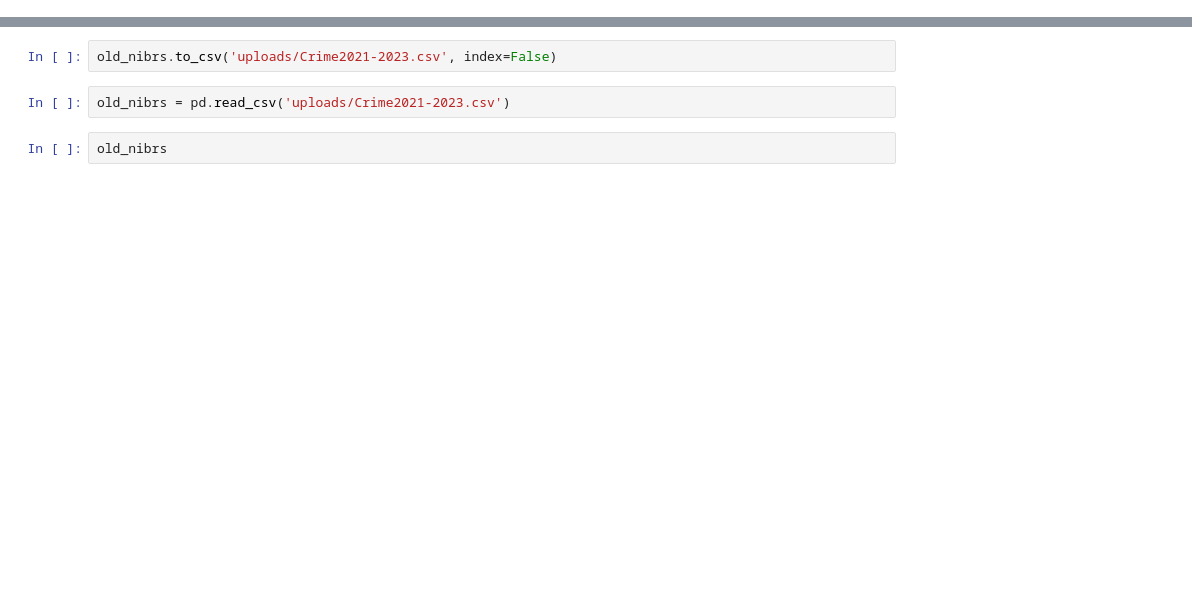
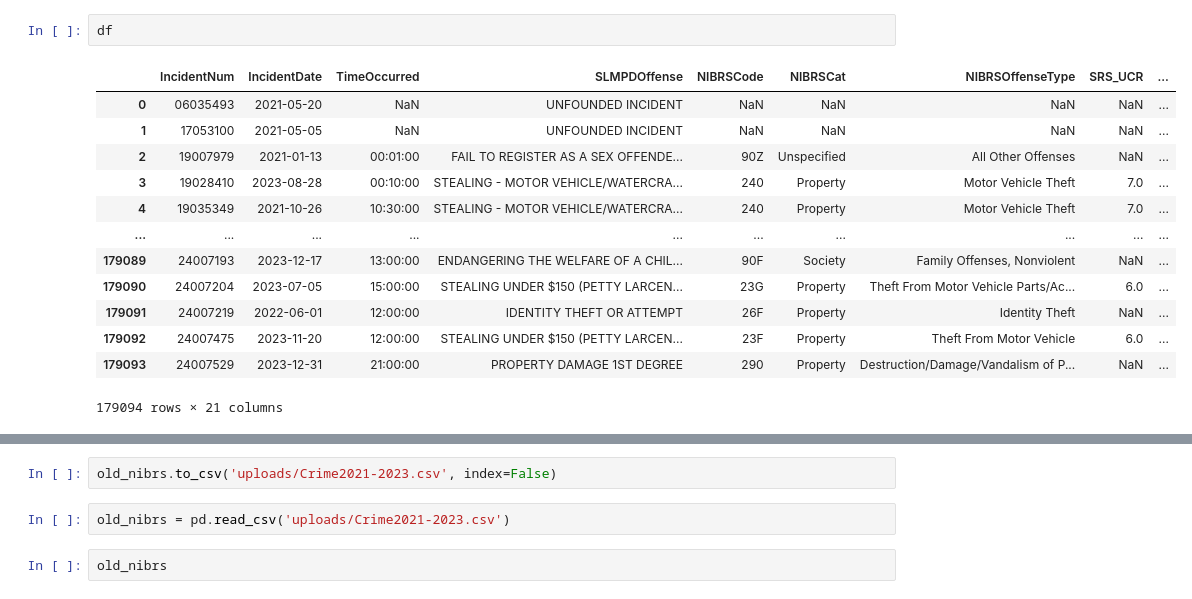
Before and after one commit to luke-lite/St.-Louis-NIBRS-Crime-Database, a Jupyter notebook: nibrs_old_cleaning.ipynb, the cells around one changed output, grey strips where cells are left out. Saved outputs shown, nothing was run; the diff lists cells and outputs as text; blank space fills up the shorter version.

```diff
--- a/nibrs_old_cleaning.ipynb
+++ b/nibrs_old_cleaning.ipynb
@@ -21,0 +165,16 @@ old_nibrs
+# %%
+df
+# %% [output]
+|  | IncidentNum | IncidentDate | TimeOccurred | SLMPDOffense | NIBRSCode | NIBRSCat | NIBRSOffenseType | SRS_UCR | ... |
+| 0 | 06035493 | 2021-05-20 | NaN | UNFOUNDED INCIDENT | NaN | NaN | NaN | NaN | ... |
+| 1 | 17053100 | 2021-05-05 | NaN | UNFOUNDED INCIDENT | NaN | NaN | NaN | NaN | ... |
+| 2 | 19007979 | 2021-01-13 | 00:01:00 | FAIL TO REGISTER AS A SEX OFFENDE... | 90Z | Unspecified | All Other Offenses | NaN | ... |
+| 3 | 19028410 | 2023-08-28 | 00:10:00 | STEALING - MOTOR VEHICLE/WATERCRA... | 240 | Property | Motor Vehicle Theft | 7.0 | ... |
+| 4 | 19035349 | 2021-10-26 | 10:30:00 | STEALING - MOTOR VEHICLE/WATERCRA... | 240 | Property | Motor Vehicle Theft | 7.0 | ... |
+| ... | ... | ... | ... | ... | ... | ... | ... | ... | ... |
+| 179089 | 24007193 | 2023-12-17 | 13:00:00 | ENDANGERING THE WELFARE OF A CHIL... | 90F | Society | Family Offenses, Nonviolent | NaN | ... |
+| 179090 | 24007204 | 2023-07-05 | 15:00:00 | STEALING UNDER $150 (PETTY LARCEN... | 23G | Property | Theft From Motor Vehicle Parts/Ac... | 6.0 | ... |
+| 179091 | 24007219 | 2022-06-01 | 12:00:00 | IDENTITY THEFT OR ATTEMPT | 26F | Property | Identity Theft | NaN | ... |
+| 179092 | 24007475 | 2023-11-20 | 12:00:00 | STEALING UNDER $150 (PETTY LARCEN... | 23F | Property | Theft From Motor Vehicle | 6.0 | ... |
+| 179093 | 24007529 | 2023-12-31 | 21:00:00 | PROPERTY DAMAGE 1ST DEGREE | 290 | Property | Destruction/Damage/Vandalism of P... | NaN | ... |
+179094 rows × 21 columns
```
Also changed, not shown: parts of 14 cells of this notebook, 22 other files.
